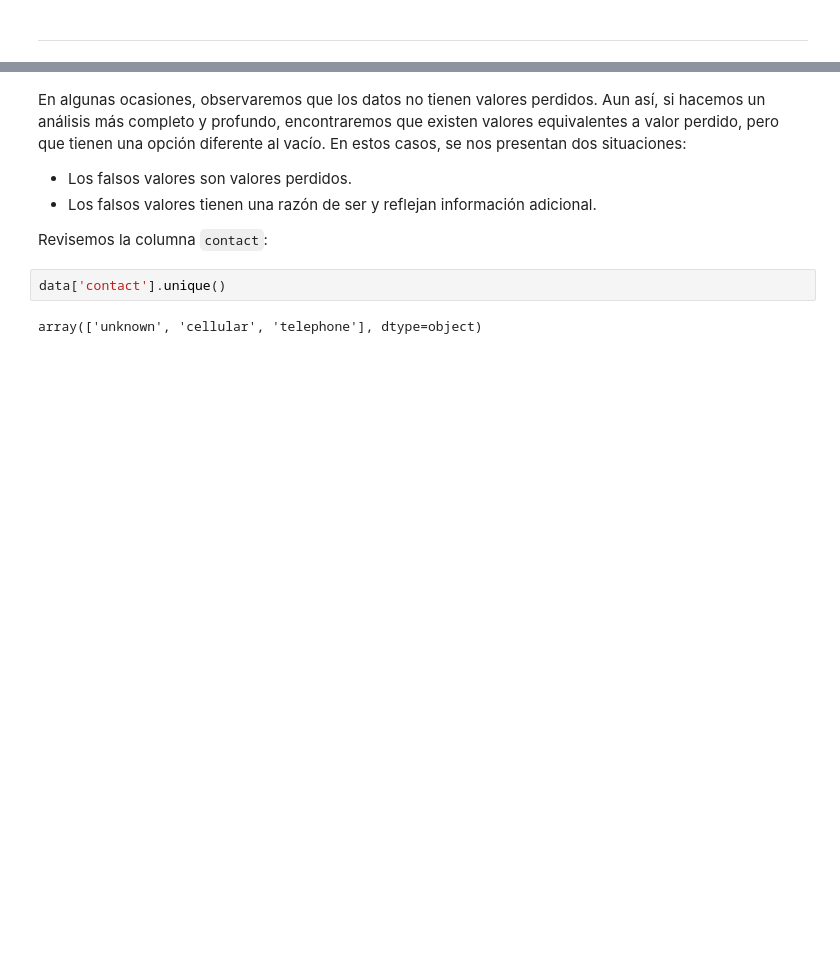
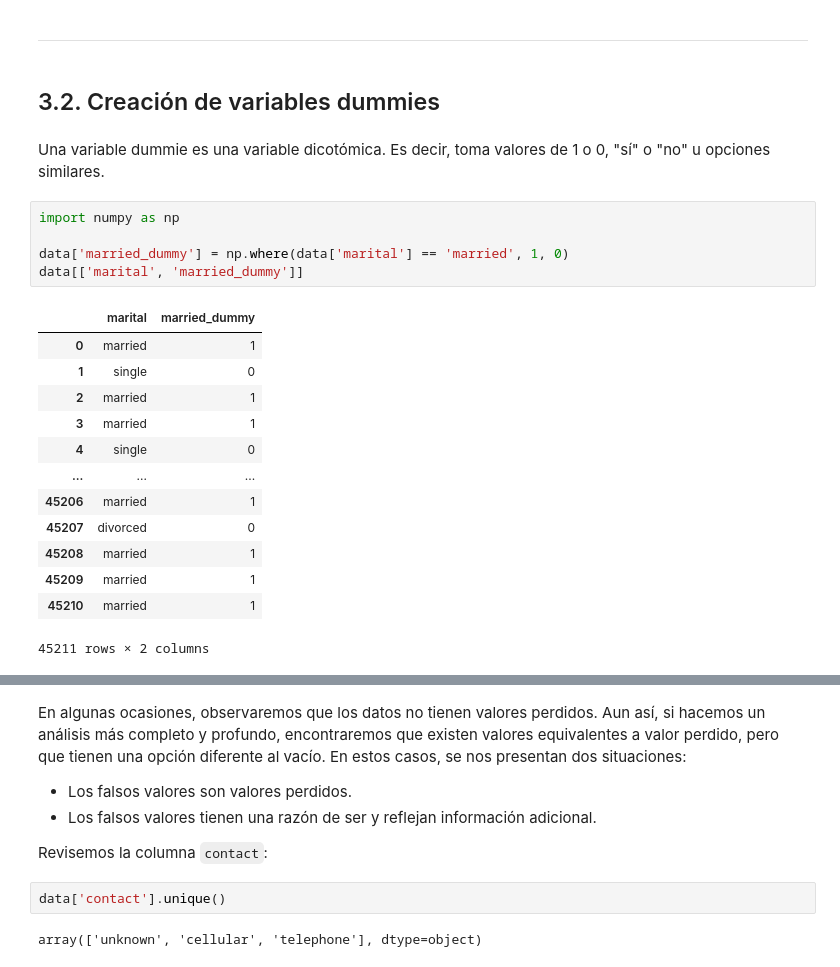
Before and after one commit to JuanMartinL/Data-Science-Crash-Course, a Jupyter notebook: Lecture 6 - Data Science - Data Cleaning/Lecture6_DataScience_DataCleaning_StudentCase.ipynb, the cells around one changed output, grey strips where cells are left out. Saved outputs shown, nothing was run; the diff lists cells and outputs as text; blank space fills up the shorter version.

```diff
--- a/Lecture 6 - Data Science - Data Cleaning/Lecture6_DataScience_DataCleaning_StudentCase.ipynb
+++ b/Lecture 6 - Data Science - Data Cleaning/Lecture6_DataScience_DataCleaning_StudentCase.ipynb
@@ -654,2 +737,25 @@ Convierta la variable `jobedu` en dos columnas diferentes.
 # %% [markdown]
 ---------------------------------------------------------
+# %% [markdown]
+## 3.2. Creación de variables dummies
+# %% [markdown]
+Una variable dummie es una variable dicotómica. Es decir, toma valores de 1 o 0, "sí" o "no" u opciones similares.
+# %%
+import numpy as np
+
+data['married_dummy'] = np.where(data['marital'] == 'married', 1, 0)
+data[['marital', 'married_dummy']]
+# %% [output]
+|  | marital | married_dummy |
+| 0 | married | 1 |
+| 1 | single | 0 |
+| 2 | married | 1 |
+| 3 | married | 1 |
+| 4 | single | 0 |
+| ... | ... | ... |
+| 45206 | married | 1 |
+| 45207 | divorced | 0 |
+| 45208 | married | 1 |
+| 45209 | married | 1 |
+| 45210 | married | 1 |
+45211 rows × 2 columns
```
Also changed, not shown: parts of 11 cells of this notebook, 4 other files.
